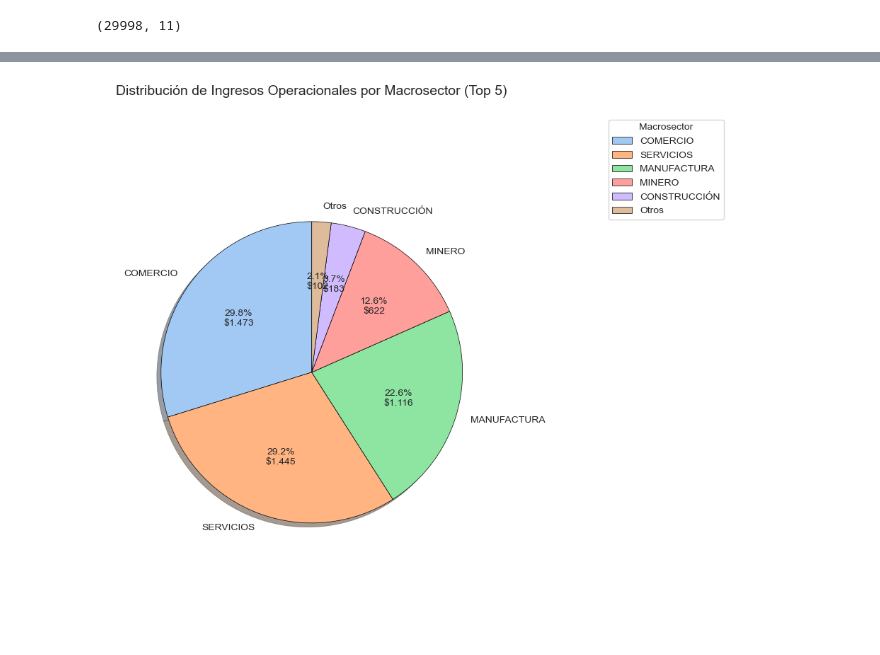
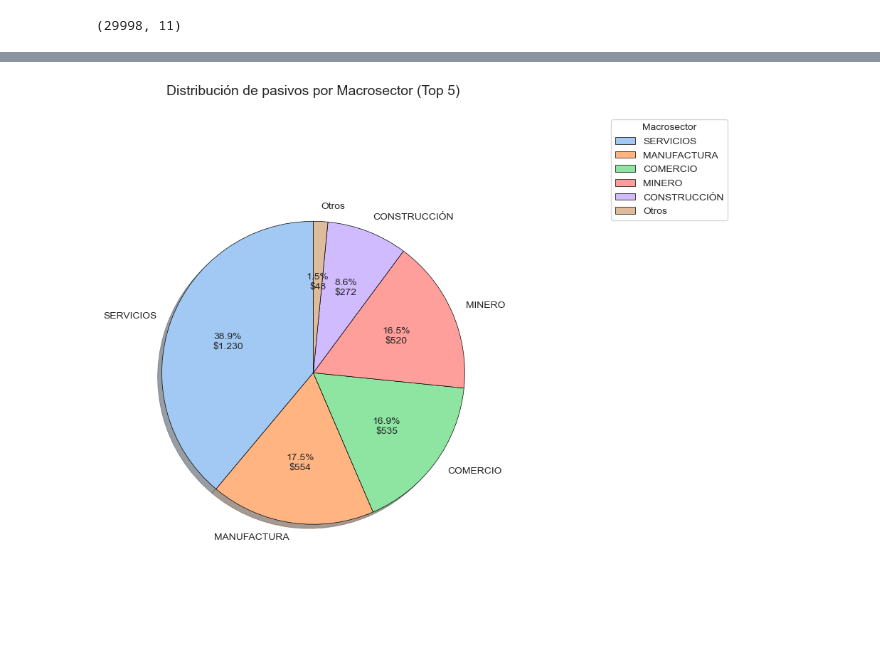
Before and after one commit to gabrielroncancio/herramientas_big_data_SAG, a Jupyter notebook: visualizacion_pie.ipynb, the cells around one changed output, grey strips where cells are left out. Saved outputs shown, nothing was run; the diff lists cells and outputs as text; code cells hidden in the pictures.

```diff
--- a/visualizacion_pie.ipynb
+++ b/visualizacion_pie.ipynb
@@ -69,59 +138,59 @@ plt.show()
 # Supongamos que df es tu DataFrame (asegúrate de cargarlo previamente)
 # Ejemplo: df = pd.read_csv('tu_archivo.csv')
 
-# Limpiar datos: Asegurarse de que INGRESOS_OPERACIONALES sea numérico y manejar nulos
-df['INGRESOS_OPERACIONALES'] = pd.to_numeric(df['INGRESOS_OPERACIONALES'], errors='coerce')
-df = df.dropna(subset=['INGRESOS_OPERACIONALES', 'MACROSECTOR'])
+# Limpiar datos: Asegurarse de que TOTAL_PASIVOS sea numérico y manejar nulos
+df['TOTAL_PASIVOS'] = pd.to_numeric(df['TOTAL_PASIVOS'], errors='coerce')
+df = df.dropna(subset=['TOTAL_PASIVOS', 'MACROSECTOR'])
 
-# Agrupar por MACROSECTOR y sumar INGRESOS_OPERACIONALES
-tabla_muertes = df.groupby('MACROSECTOR')['INGRESOS_OPERACIONALES'].sum()
+# Agrupar por Macrosector y sumar TOTAL_PASIVOS
+tabla_pasivos = df.groupby('MACROSECTOR')['TOTAL_PASIVOS'].sum()
 
 # Limitar a las 5 principales categorías para mejor legibilidad
 top_n = 5
-tabla_muertes = tabla_muertes.nlargest(top_n)
+tabla_pasivos = tabla_pasivos.nlargest(top_n)
 # Si hay más categorías, agruparlas en "Otros"
 if len(df['MACROSECTOR'].unique()) > top_n:
-    otros = df[~df['MACROSECTOR'].isin(tabla_muertes.index)]['INGRESOS_OPERACIONALES'].sum()
-    tabla_muertes = pd.concat([tabla_muertes, pd.Series({'Otros': otros})])
+    otros = df[~df['MACROSECTOR'].isin(tabla_pasivos.index)]['TOTAL_PASIVOS'].sum()
+    tabla_pasivos = pd.concat([tabla_pasivos, pd.Series({'Otros': otros})])
 
 # Configurar el estilo de Seaborn para colores atractivos
 sns.set_style("whitegrid")
-colors = sns.color_palette("pastel", len(tabla_muertes))
+colors = sns.color_palette("pastel", len(tabla_pasivos))
 
 # Crear una figura con tamaño adecuado
 plt.figure(figsize=(10, 8))
 
 # Crear el gráfico de pastel
 plt.pie(
-    tabla_muertes,
-    labels=tabla_muertes.index,
-    autopct=lambda p: f'{p:.1f}%\n${int(p * sum(tabla_muertes) / 100):,}'.replace(',', '.'),
+    tabla_pasivos,
+    labels=tabla_pasivos.index,
+    autopct=lambda p: f'{p:.1f}%\n${int(p * sum(tabla_pasivos) / 100):,}'.replace(',', '.'),
     startangle=90,
     colors=colors,
     shadow=True,  # Añadir sombra para efecto 3D
     wedgeprops={'edgecolor': 'black', 'linewidth': 0.5},  # Bordes para definición
     textprops={'fontsize': 10}
 )
 
 # Añadir título
-plt.title('Distribución de Ingresos Operacionales por Macrosector (Top 5)', fontsize=14, pad=20)
+plt.title('Distribución de pasivos por Macrosector (Top 5)', fontsize=14, pad=20)
 
 # Añadir leyenda en la mejor ubicación
 plt.legend(
-    tabla_muertes.index,
+    tabla_pasivos.index,
     title='Macrosector',
     loc='best',
     bbox_to_anchor=(1, 0.5, 0.5, 0.5),
     fontsize=10
 )
 
 # Asegurar que el gráfico sea circular
 plt.axis('equal')
 
 # Ajustar el diseño
 plt.tight_layout()
 
 # Mostrar el gráfico
 plt.show()
 # %% [output]
-[figure, old version]
+[figure, new version]
```
Also changed, not shown: parts of 3 cells of this notebook, 2 other files.
